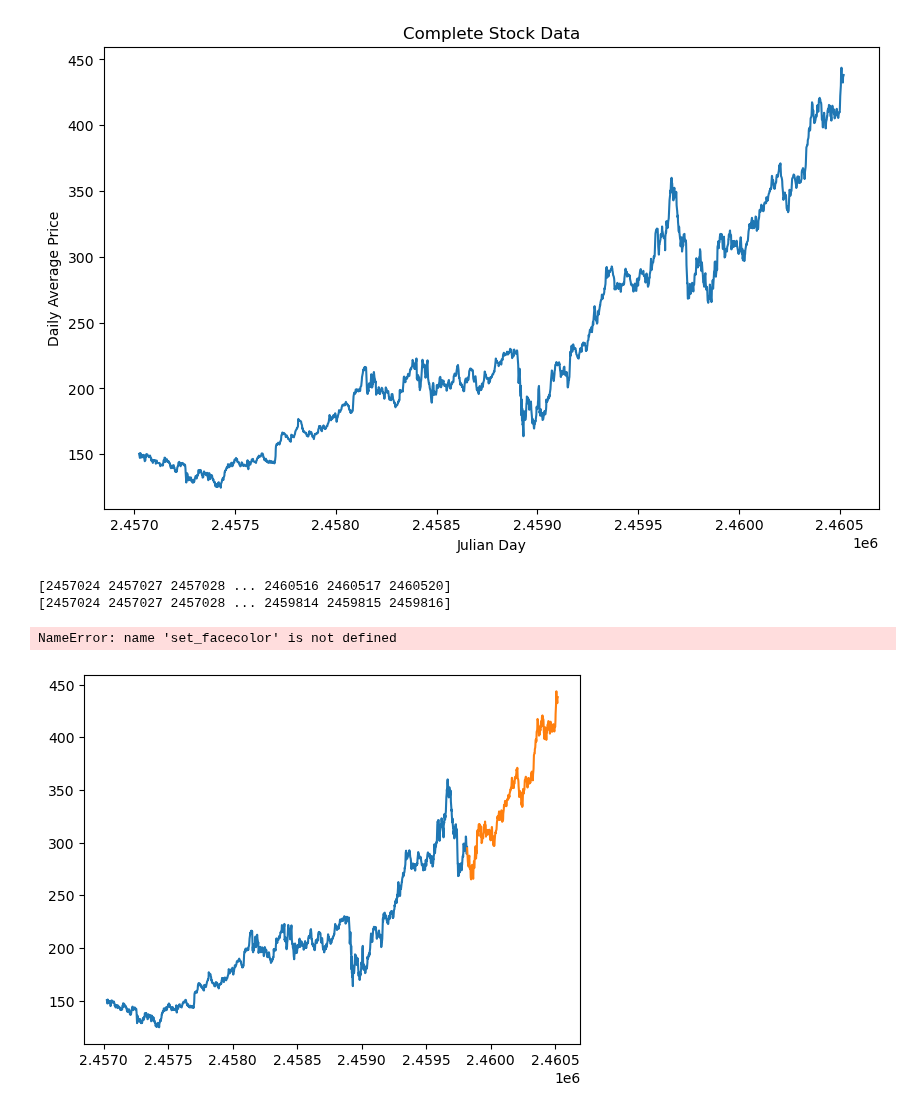
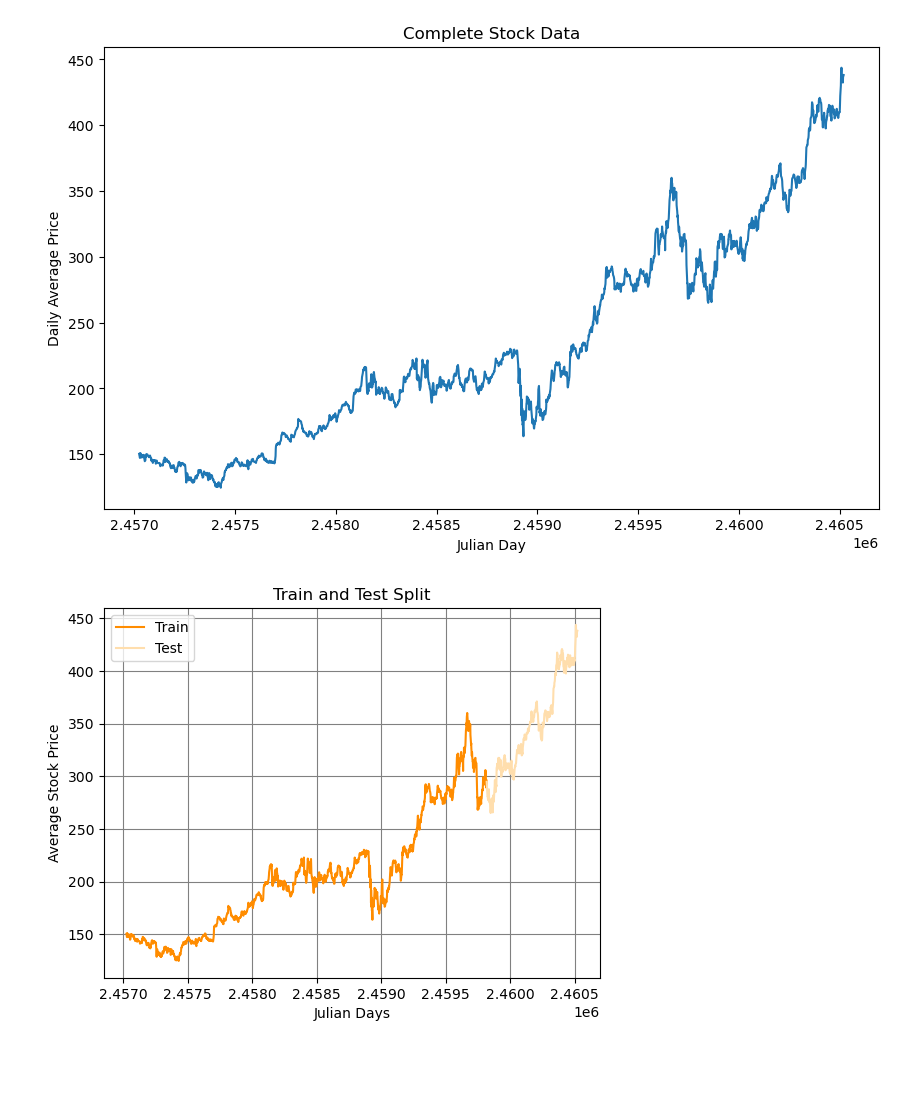
Before and after one commit to EvanA4/OCAI, a Jupyter notebook: data.ipynb, the cells around one changed output. Saved outputs shown, nothing was run; the diff lists cells and outputs as text; code cells hidden in the pictures; blank space fills up the shorter version.

```diff
--- a/data.ipynb
+++ b/data.ipynb
@@ -58,46 +58,42 @@ Raw data:
 # Split this data into train and test data
 # pick an indice to split on
 X = np.squeeze(firstDF[['Date']].values)
 # print(X)
 y = np.squeeze(firstDF[['Mid']].values)
 X_train, X_test, y_train, y_test = train_test_split(X, y, test_size=0.2, shuffle=False)
 
-# X_train = np.squeeze(X_train)
+plt.figure()
 
-# print(X_train.shape)
-# print(y_train.shape)
-# print(X_test.shape)
-# print(y_test.shape)
-plt.figure()
 plt.clf()
 # plt.plot([1, 2, 3, 4, 5], [5, 3, 2, 3, 5])
-plt.plot(X_train, y_train, label="Train")
+plt.plot(X_train, y_train, label="Train", color="darkorange")
 # print(X_train)
-plt.plot(X_test, y_test, label="Test")
-# plt.figure(set_facecolor('lightgray'))
+# plt.gca().set_facecolor("peachpuff")
+plt.plot(X_test, y_test, label="Test", color="navajowhite")
+plt.grid(color="grey")
+plt.xlabel("Julian Days")
+plt.ylabel("Average Stock Price")
+plt.title("Train and Test Split")
 plt.legend()
 plt.show()
 
 # scaler = StandardScaler()
 # X_train_scaled = scaler.fit_transform((X_train))
 
 # # Scale the test data
 # X_test_scaled = scaler.transform((X_test))
 
 # plt.plot(X_train_scaled, label="X-train")
 # plt.plot(X_test_scaled)
 
 # NOTE: It is important that we do this BEFORE chopping up the data into distinct windows! Otherwise, there will be data leakage.
 # Plot this data
 
 
 # Read this README.md https://github.com/lkulowski/LSTM_encoder_decoder/tree/master
 # Create a scrolling window based on two parameters: input size and target size
 # %% [output]
-[2457024 2457027 2457028 ... 2460516 2460517 2460520]
-[2457024 2457027 2457028 ... 2459814 2459815 2459816]
-NameError: name 'set_facecolor' is not defined
-[figure, old version]
+[figure, new version]
 # %%
 # Define the model architecture
 
```
